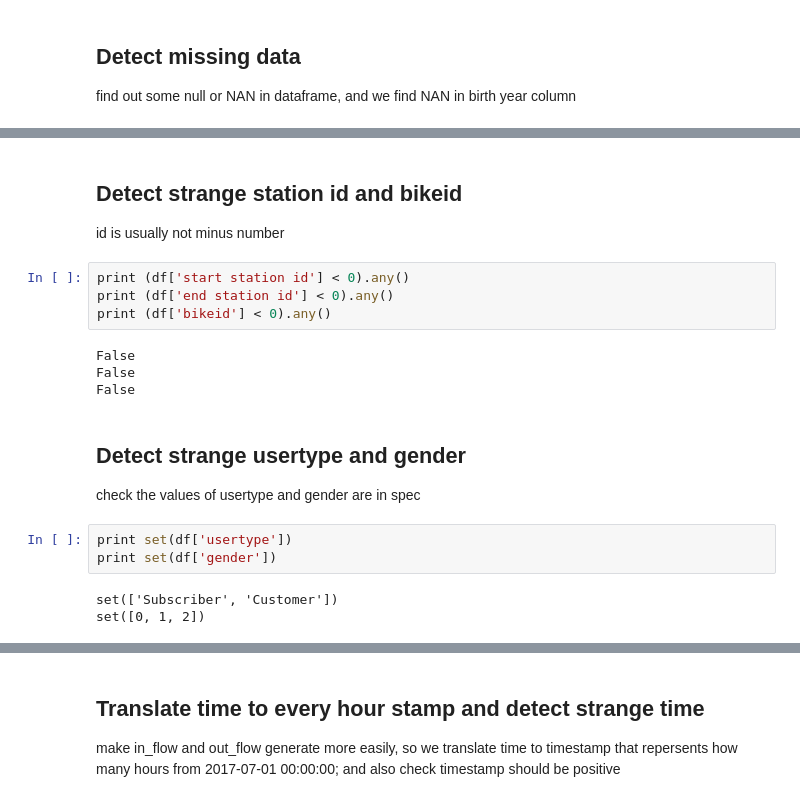
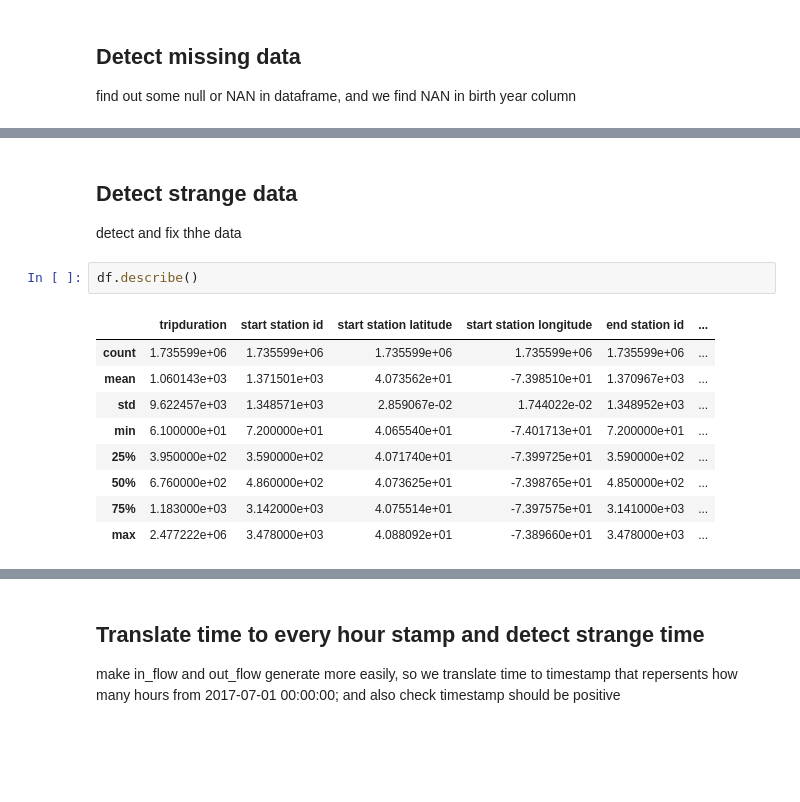
Before and after one commit to ss8651twtw/Data-Mining, a Jupyter notebook: hw0/hw0.ipynb, the cells around one changed output, grey strips where cells are left out. Drawn from its saved outputs; the diff is of its cells as text; blank space fills up the shorter version.

```diff
--- a/hw0/hw0.ipynb
+++ b/hw0/hw0.ipynb
@@ -85,22 +119,16 @@ False
-# %% [markdown]
-## Detect strange station id and bikeid
-
-id is usually not minus number
-# %%
-print (df['start station id'] < 0).any()
-print (df['end station id'] < 0).any()
-print (df['bikeid'] < 0).any()
-# %% [output]
-False
-False
-False
-# %% [markdown]
-## Detect strange usertype and gender
-
-check the values of usertype and gender are in spec
-# %%
-print set(df['usertype'])
-print set(df['gender'])
-# %% [output]
-set(['Subscriber', 'Customer'])
-set([0, 1, 2])
+# %% [markdown]
+## Detect strange data
+
+detect and fix thhe data
+# %%
+df.describe()
+# %% [output]
+|  | tripduration | start station id | start station latitude | start station longitude | end station id | ... |
+| count | 1.735599e+06 | 1.735599e+06 | 1.735599e+06 | 1.735599e+06 | 1.735599e+06 | ... |
+| mean | 1.060143e+03 | 1.371501e+03 | 4.073562e+01 | -7.398510e+01 | 1.370967e+03 | ... |
+| std | 9.622457e+03 | 1.348571e+03 | 2.859067e-02 | 1.744022e-02 | 1.348952e+03 | ... |
+| min | 6.100000e+01 | 7.200000e+01 | 4.065540e+01 | -7.401713e+01 | 7.200000e+01 | ... |
+| 25% | 3.950000e+02 | 3.590000e+02 | 4.071740e+01 | -7.399725e+01 | 3.590000e+02 | ... |
+| 50% | 6.760000e+02 | 4.860000e+02 | 4.073625e+01 | -7.398765e+01 | 4.850000e+02 | ... |
+| 75% | 1.183000e+03 | 3.142000e+03 | 4.075514e+01 | -7.397575e+01 | 3.141000e+03 | ... |
+| max | 2.477222e+06 | 3.478000e+03 | 4.088092e+01 | -7.389660e+01 | 3.478000e+03 | ... |
```
Also changed, not shown: parts of 39 cells of this notebook.
